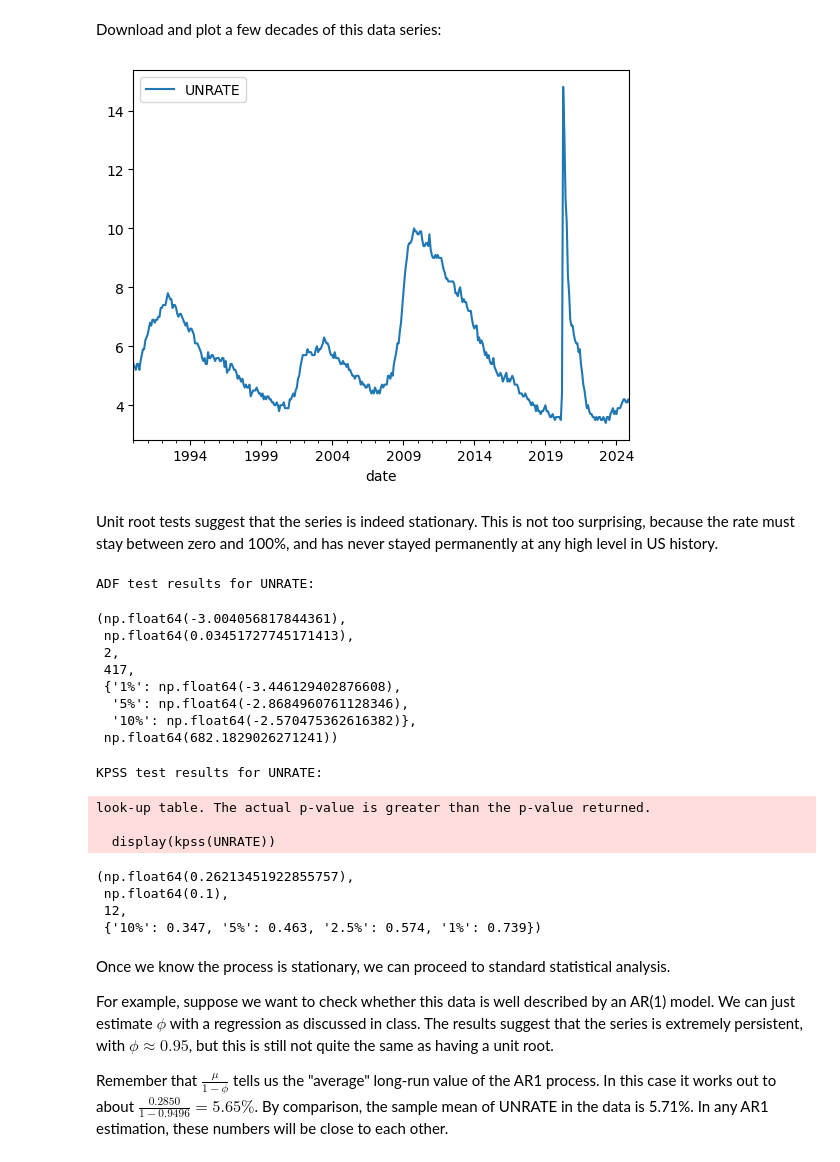
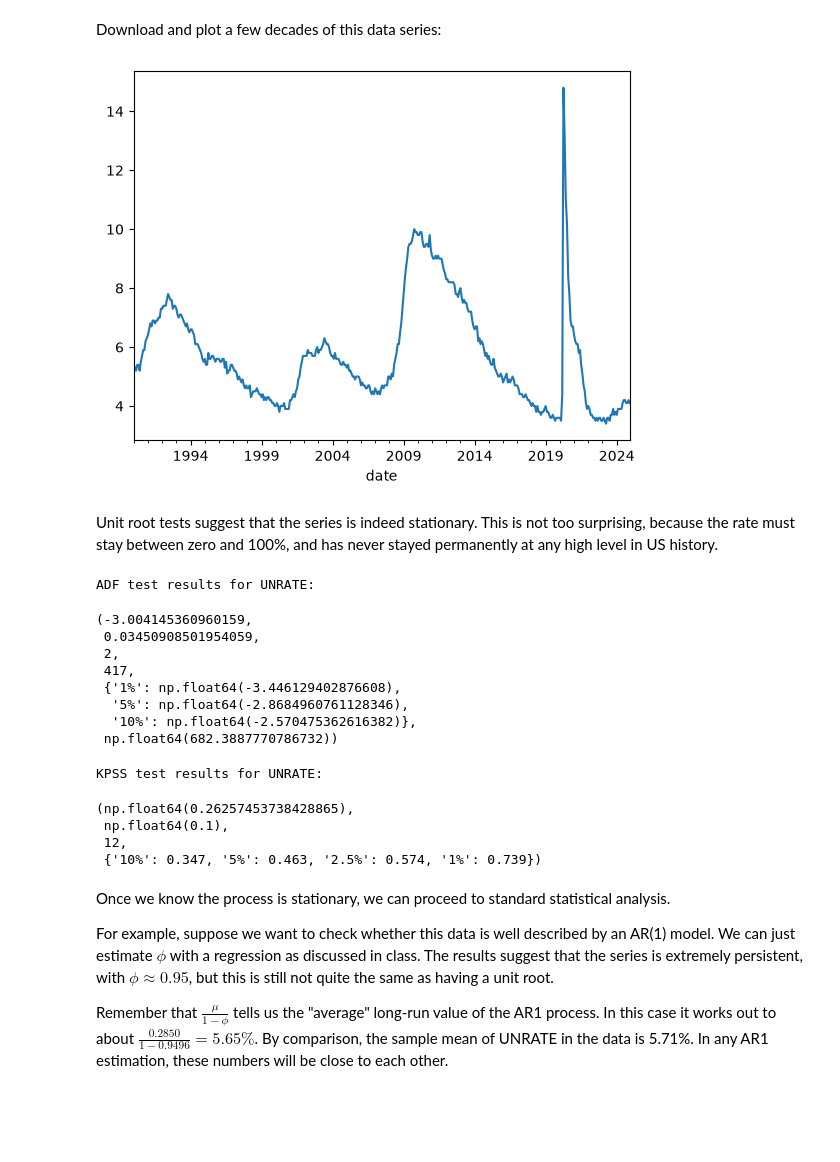
Before and after one commit to wgmann/FIN657, a Jupyter notebook: Week 3 - AR1 processes and unit root processes/AR1 and unit root processes.ipynb, the cells around one changed output. Drawn from its saved outputs; the diff is of its cells as text; code cells hidden in the pictures; blank space fills up the shorter version.

Commit message:
keep data in Series format: in response to statsmodels update under which kpss now fails to squeeze single-column dataframes

```diff
--- a/Week 3 - AR1 processes and unit root processes/AR1 and unit root processes.ipynb
+++ b/Week 3 - AR1 processes and unit root processes/AR1 and unit root processes.ipynb
@@ -264,10 +261,10 @@ We should first check that this series is stationary.
 # %% [markdown]
 Download and plot a few decades of this data series:
 # %%
-UNRATE = Fred().get_series('UNRATE', observation_start = '1990-01-01', observation_end = '2024-12-31', frequency='m', aggregation_method = 'eop').to_frame().reset_index().rename(columns={"index":"date" , 0:"UNRATE"}).set_index('date')
+UNRATE = Fred().get_series('UNRATE', observation_start = '1990-01-01', observation_end = '2024-12-31', frequency='m', aggregation_method = 'eop').rename('UNRATE').rename_axis('date')
 UNRATE.plot();
 # %% [output]
-[figure, old version]
+[figure, new version]
 # %% [markdown]
 Unit root tests suggest that the series is indeed stationary. This is not too surprising, because the rate must stay between zero and 100%, and has never stayed permanently at any high level in US history.
 # %%
@@ -277,22 +274,19 @@ print("KPSS test results for UNRATE:")
 display(kpss(UNRATE))
 # %% [output]
 ADF test results for UNRATE:
-(np.float64(-3.004056817844361),
- np.float64(0.03451727745171413),
+(-3.004145360960159,
+ 0.03450908501954059,
  2,
  417,
  {'1%': np.float64(-3.446129402876608),
   '5%': np.float64(-2.8684960761128346),
   '10%': np.float64(-2.570475362616382)},
- np.float64(682.1829026271241))
+ np.float64(682.3887770786732))
 KPSS test results for UNRATE:
-look-up table. The actual p-value is greater than the p-value returned.
-
-  display(kpss(UNRATE))
+(np.float64(0.26257453738428865),
+ np.float64(0.1),
+ 12,
+ {'10%': 0.347, '5%': 0.463, '2.5%': 0.574, '1%': 0.739})
-(np.float64(0.26213451922855757),
- np.float64(0.1),
- 12,
- {'10%': 0.347, '5%': 0.463, '2.5%': 0.574, '1%': 0.739})
 # %% [markdown]
 Once we know the process is stationary, we can proceed to standard statistical analysis.
 
```
Also changed, not shown: parts of 15 cells of this notebook.
